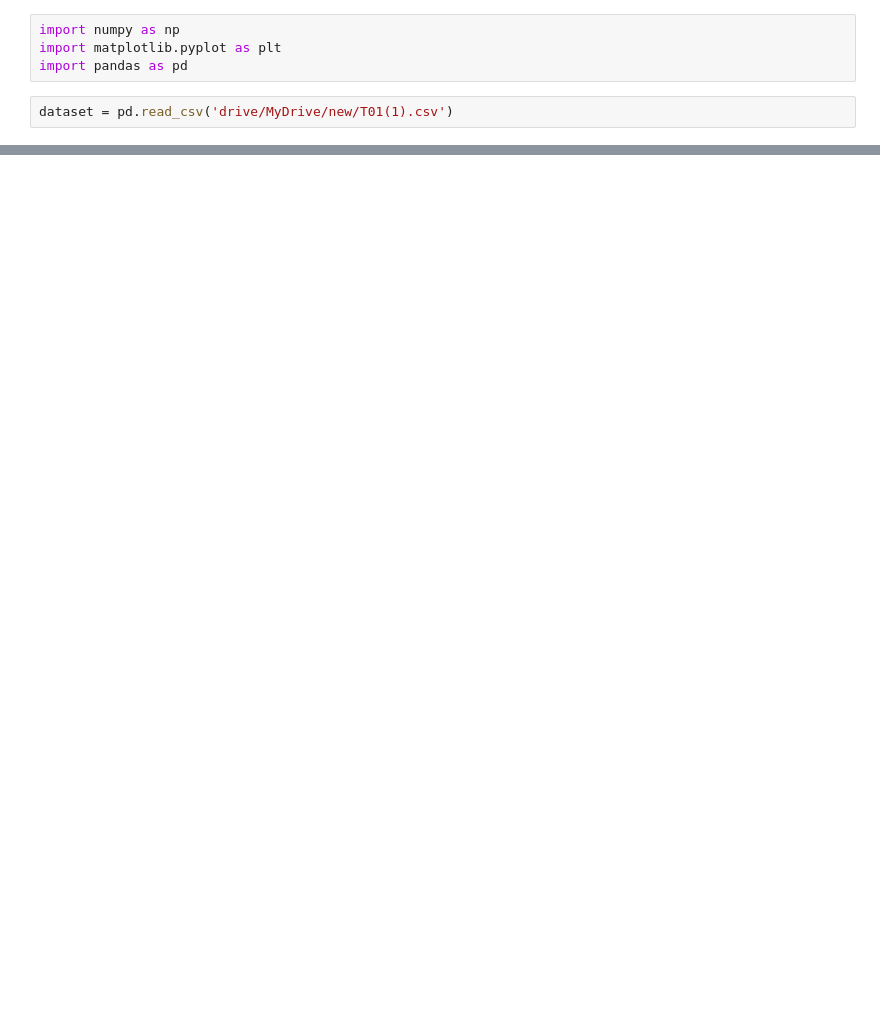
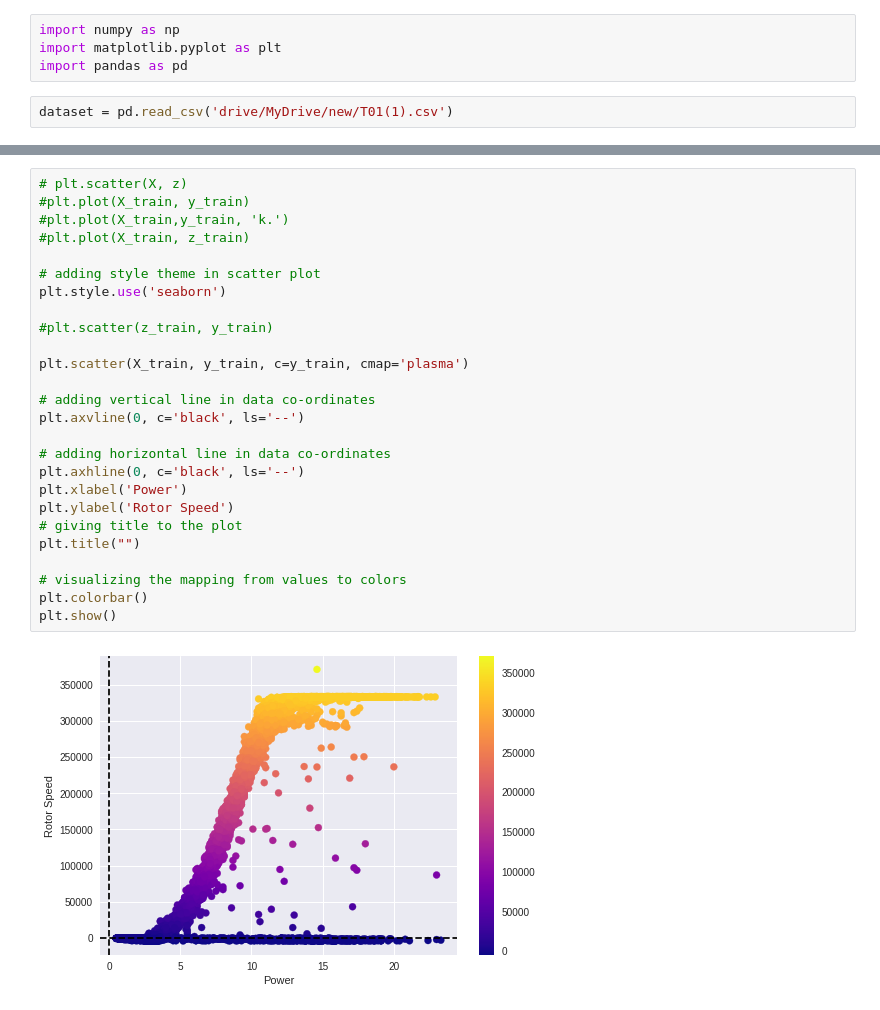
Before and after one commit to adityab-28/WTurbine_FS_based_CM, a Jupyter notebook: Untitled1.ipynb, the cells around one changed output, grey strips where cells are left out. Drawn from its saved outputs; the diff is of its cells as text; blank space fills up the shorter version.

```diff
--- a/Untitled1.ipynb
+++ b/Untitled1.ipynb
@@ -22,0 +198,28 @@ dataset.columns.shape
+# %%
+# plt.scatter(X, z)
+#plt.plot(X_train, y_train)
+#plt.plot(X_train,y_train, 'k.')
+#plt.plot(X_train, z_train)
+
+# adding style theme in scatter plot
+plt.style.use('seaborn')
+
+#plt.scatter(z_train, y_train)
+
+plt.scatter(X_train, y_train, c=y_train, cmap='plasma')
+
+# adding vertical line in data co-ordinates
+plt.axvline(0, c='black', ls='--')
+
+# adding horizontal line in data co-ordinates
+plt.axhline(0, c='black', ls='--')
+plt.xlabel('Power')
+plt.ylabel('Rotor Speed')
+# giving title to the plot
+plt.title("")
+
+# visualizing the mapping from values to colors
+plt.colorbar()
+plt.show()
+# %% [output]
+[figure, added]
```
Also changed, not shown: parts of 18 cells of this notebook.
